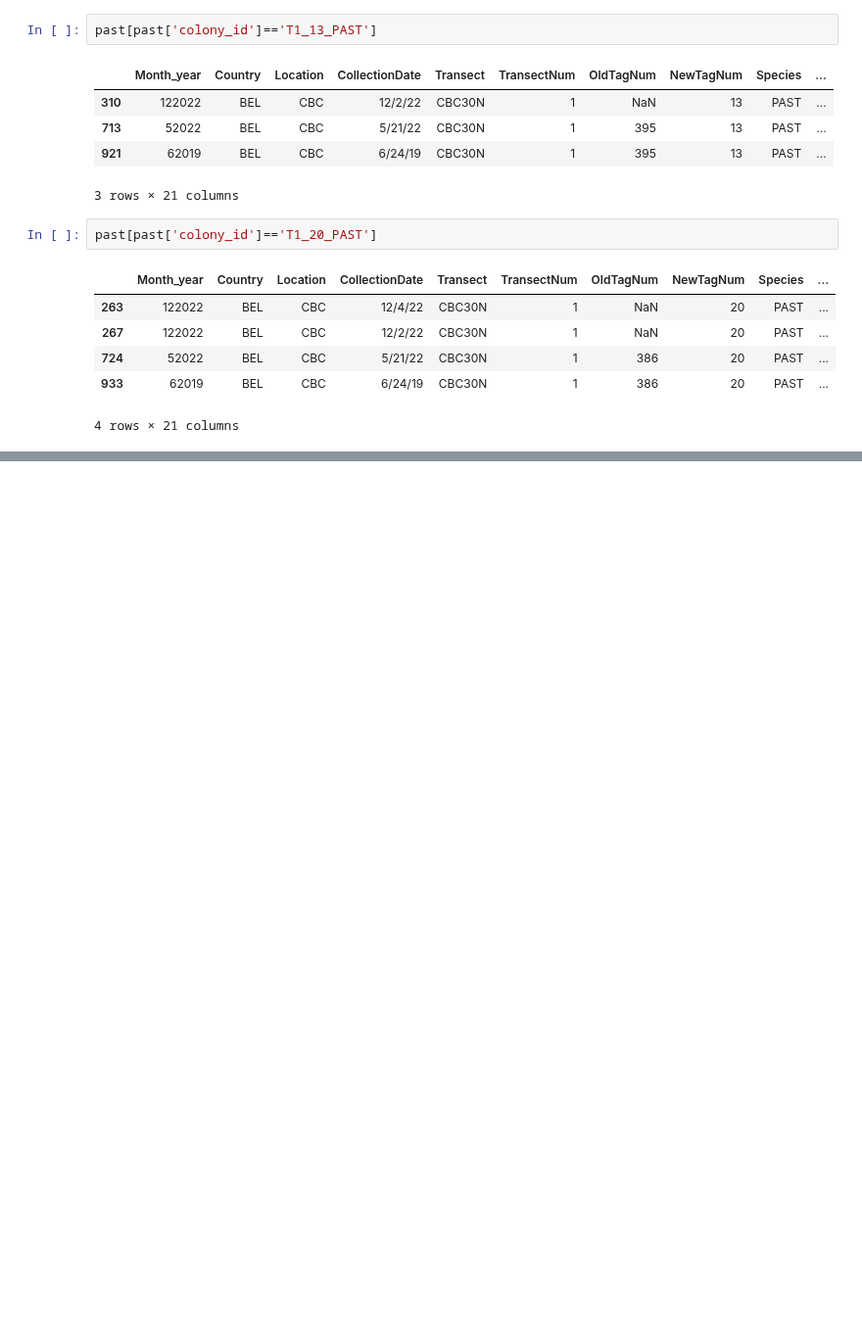
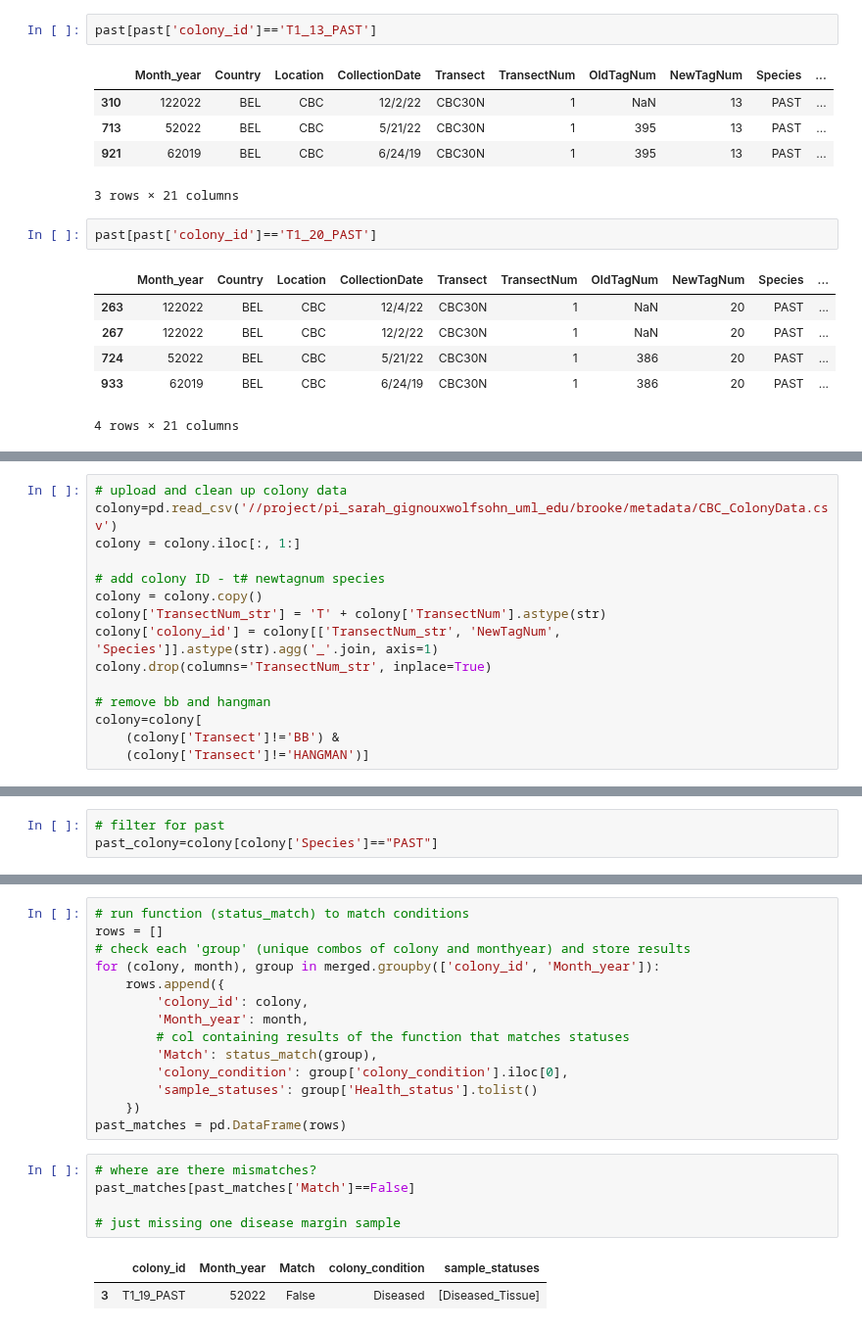
Before and after one commit to brookewicz/CBC_metagenomics, a Jupyter notebook: all_sctld/sample_lists.ipynb, the cells around one changed output, grey strips where cells are left out. Shown at 98% size. Cells and saved outputs as stored; diff of their text form; blank space fills up the shorter version.

Commit message:
create function to crosscheck colony and sample health statuses

```diff
--- a/all_sctld/sample_lists.ipynb
+++ b/all_sctld/sample_lists.ipynb
@@ -771,0 +774,15 @@ past[past['colony_id']=='T1_20_PAST']
+# %%
+# upload and clean up colony data
+colony=pd.read_csv('//project/pi_sarah_gignouxwolfsohn_uml_edu/brooke/metadata/CBC_ColonyData.csv')
+colony = colony.iloc[:, 1:]
+
+# add colony ID - t# newtagnum species
+colony = colony.copy()
+colony['TransectNum_str'] = 'T' + colony['TransectNum'].astype(str)
+colony['colony_id'] = colony[['TransectNum_str', 'NewTagNum', 'Species']].astype(str).agg('_'.join, axis=1)
+colony.drop(columns='TransectNum_str', inplace=True)
+
+# remove bb and hangman
+colony=colony[
+    (colony['Transect']!='BB') &
+    (colony['Transect']!='HANGMAN')]
@@ -771,0 +791,3 @@ past[past['colony_id']=='T1_20_PAST']
+# %%
+# filter for past
+past_colony=colony[colony['Species']=="PAST"]
@@ -771,0 +845,22 @@ past[past['colony_id']=='T1_20_PAST']
+# %%
+# run function (status_match) to match conditions
+rows = []
+# check each 'group' (unique combos of colony and monthyear) and store results
+for (colony, month), group in merged.groupby(['colony_id', 'Month_year']):
+    rows.append({
+        'colony_id': colony,
+        'Month_year': month,
+        # col containing results of the function that matches statuses
+        'Match': status_match(group),
+        'colony_condition': group['colony_condition'].iloc[0],
+        'sample_statuses': group['Health_status'].tolist()
+    })
+past_matches = pd.DataFrame(rows)
+# %%
+# where are there mismatches?
+past_matches[past_matches['Match']==False]
+
+# just missing one disease margin sample
+# %% [output]
+|  | colony_id | Month_year | Match | colony_condition | sample_statuses |
+| 3 | T1_19_PAST | 52022 | False | Diseased | [Diseased_Tissue] |
```
Also changed, not shown: parts of 3 cells of this notebook.
